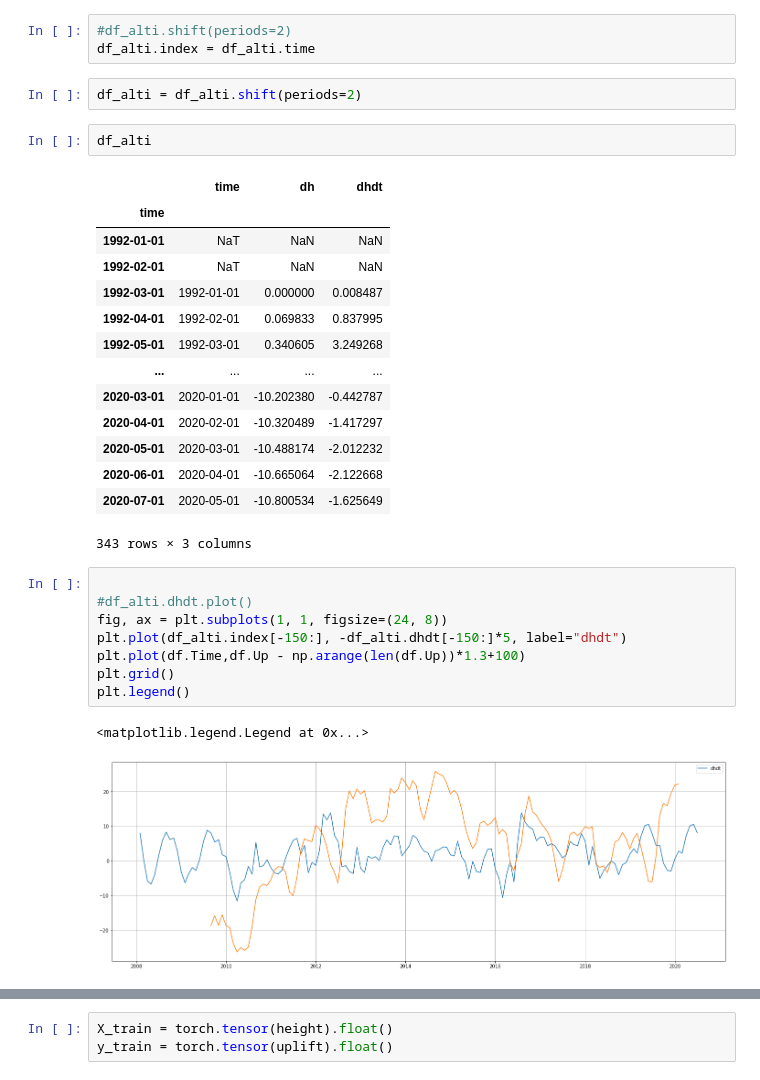
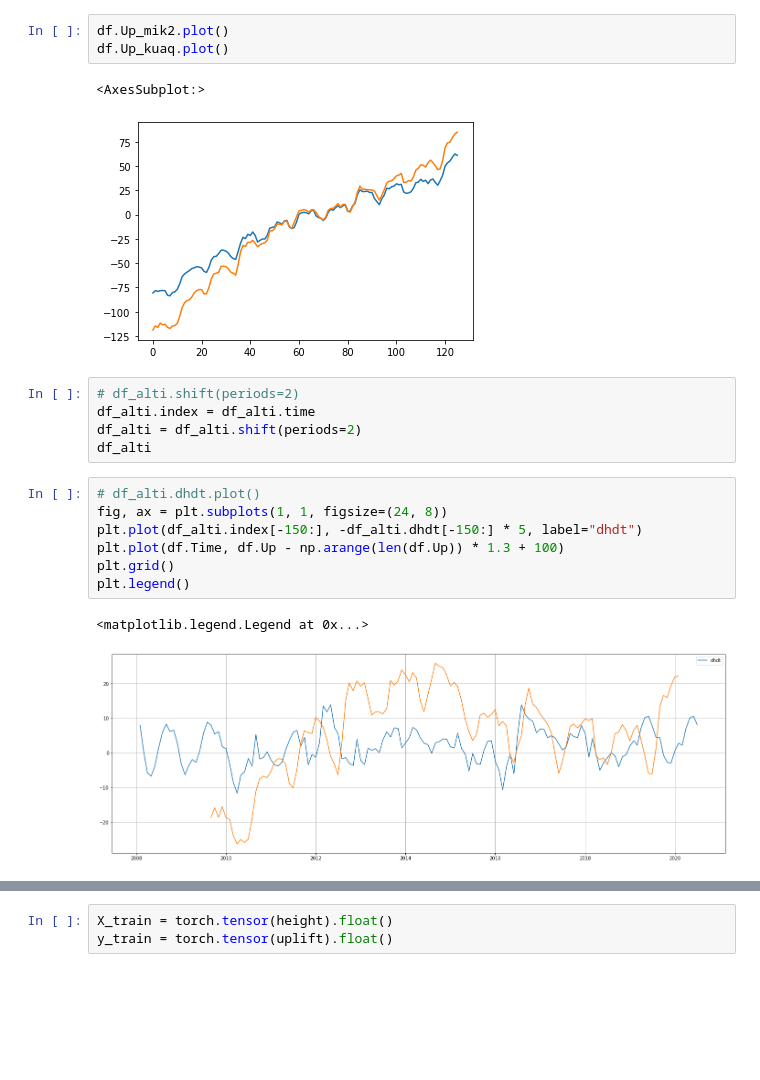
Before and after one commit to eyhl/premis, a Jupyter notebook: notebooks/pyro_model.ipynb, the cells around one changed output, grey strips where cells are left out. Saved outputs shown, nothing was run; the diff lists cells and outputs as text; blank space fills up the shorter version.

```diff
--- a/notebooks/pyro_model.ipynb
+++ b/notebooks/pyro_model.ipynb
@@ -173,34 +55,22 @@ df_em
 | 2 | 3.0 | 5951000.0 | 3871.0 | 1.054900e+11 | 1.535200e+11 | 1.000000e+21 |
 | 3 | 4.0 | 5701000.0 | 4978.0 | 2.283400e+11 | 3.221000e+11 | 2.000000e+21 |
 | 4 | 5.0 | 3480000.0 | 10750.0 | 0.000000e+00 | 1.101800e+12 | 0.000000e+00 |
+# %%
+df.Up_mik2.plot()
+df.Up_kuaq.plot()
+# %% [output]
+<AxesSubplot:>
+[figure, added]
 # %%
-#df_alti.shift(periods=2)
+# df_alti.shift(periods=2)
 df_alti.index = df_alti.time
+df_alti = df_alti.shift(periods=2)
+df_alti
-# %%
-df_alti = df_alti.shift(periods=2)
-# %%
-df_alti
-# %% [output]
-|  | time | dh | dhdt |
-| time |  |  |  |
-| 1992-01-01 | NaT | NaN | NaN |
-| 1992-02-01 | NaT | NaN | NaN |
-| 1992-03-01 | 1992-01-01 | 0.000000 | 0.008487 |
-| 1992-04-01 | 1992-02-01 | 0.069833 | 0.837995 |
-| 1992-05-01 | 1992-03-01 | 0.340605 | 3.249268 |
-| ... | ... | ... | ... |
-| 2020-03-01 | 2020-01-01 | -10.202380 | -0.442787 |
-| 2020-04-01 | 2020-02-01 | -10.320489 | -1.417297 |
-| 2020-05-01 | 2020-03-01 | -10.488174 | -2.012232 |
-| 2020-06-01 | 2020-04-01 | -10.665064 | -2.122668 |
-| 2020-07-01 | 2020-05-01 | -10.800534 | -1.625649 |
-343 rows × 3 columns
 # %%
-
-#df_alti.dhdt.plot()
+# df_alti.dhdt.plot()
 fig, ax = plt.subplots(1, 1, figsize=(24, 8))
-plt.plot(df_alti.index[-150:], -df_alti.dhdt[-150:]*5, label="dhdt")
-plt.plot(df.Time,df.Up - np.arange(len(df.Up))*1.3+100)
+plt.plot(df_alti.index[-150:], -df_alti.dhdt[-150:] * 5, label="dhdt")
+plt.plot(df.Time, df.Up - np.arange(len(df.Up)) * 1.3 + 100)
 plt.grid()
 plt.legend()
 # %% [output]
```
Also changed, not shown: parts of 24 cells of this notebook, 4 other files.
